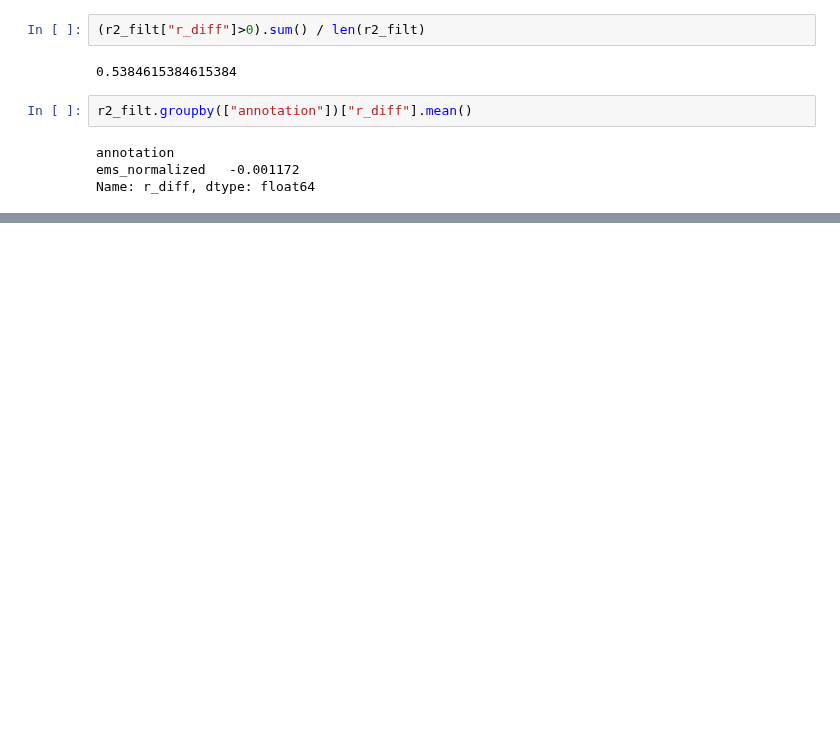
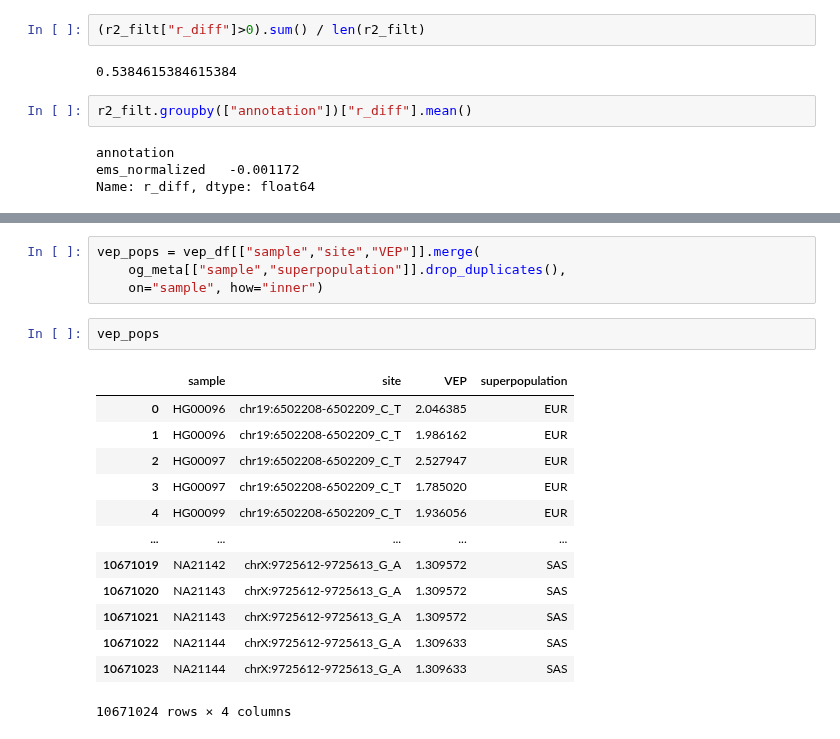
Before and after one commit to bschilder/VEP_DNA, a Jupyter notebook: notebooks/QTL_annotations.ipynb, the cells around one changed output, grey strips where cells are left out. Drawn from its saved outputs; the diff is of its cells as text; blank space fills up the shorter version.

```diff
--- a/notebooks/QTL_annotations.ipynb
+++ b/notebooks/QTL_annotations.ipynb
@@ -145,0 +188,20 @@ Name: r_diff, dtype: float64
+# %%
+vep_pops = vep_df[["sample","site","VEP"]].merge(
+    og_meta[["sample","superpopulation"]].drop_duplicates(),
+    on="sample", how="inner")
+# %%
+vep_pops
+# %% [output]
+|  | sample | site | VEP | superpopulation |
+| 0 | HG00096 | chr19:6502208-6502209_C_T | 2.046385 | EUR |
+| 1 | HG00096 | chr19:6502208-6502209_C_T | 1.986162 | EUR |
+| 2 | HG00097 | chr19:6502208-6502209_C_T | 2.527947 | EUR |
+| 3 | HG00097 | chr19:6502208-6502209_C_T | 1.785020 | EUR |
+| 4 | HG00099 | chr19:6502208-6502209_C_T | 1.936056 | EUR |
+| ... | ... | ... | ... | ... |
+| 10671019 | NA21142 | chrX:9725612-9725613_G_A | 1.309572 | SAS |
+| 10671020 | NA21143 | chrX:9725612-9725613_G_A | 1.309572 | SAS |
+| 10671021 | NA21143 | chrX:9725612-9725613_G_A | 1.309572 | SAS |
+| 10671022 | NA21144 | chrX:9725612-9725613_G_A | 1.309633 | SAS |
+| 10671023 | NA21144 | chrX:9725612-9725613_G_A | 1.309633 | SAS |
+10671024 rows × 4 columns
```
Also changed, not shown: parts of 23 cells of this notebook, 4 other files.
